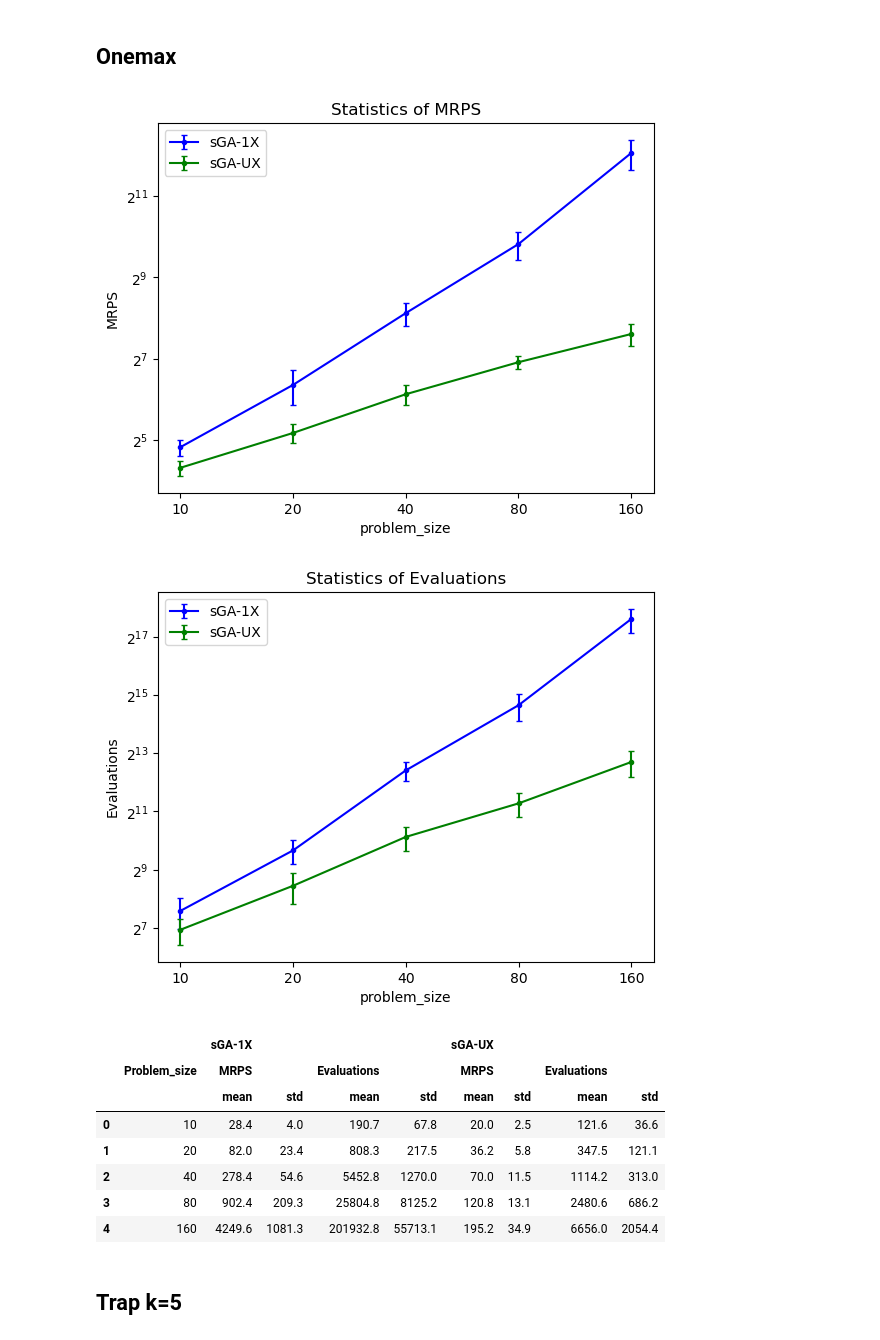
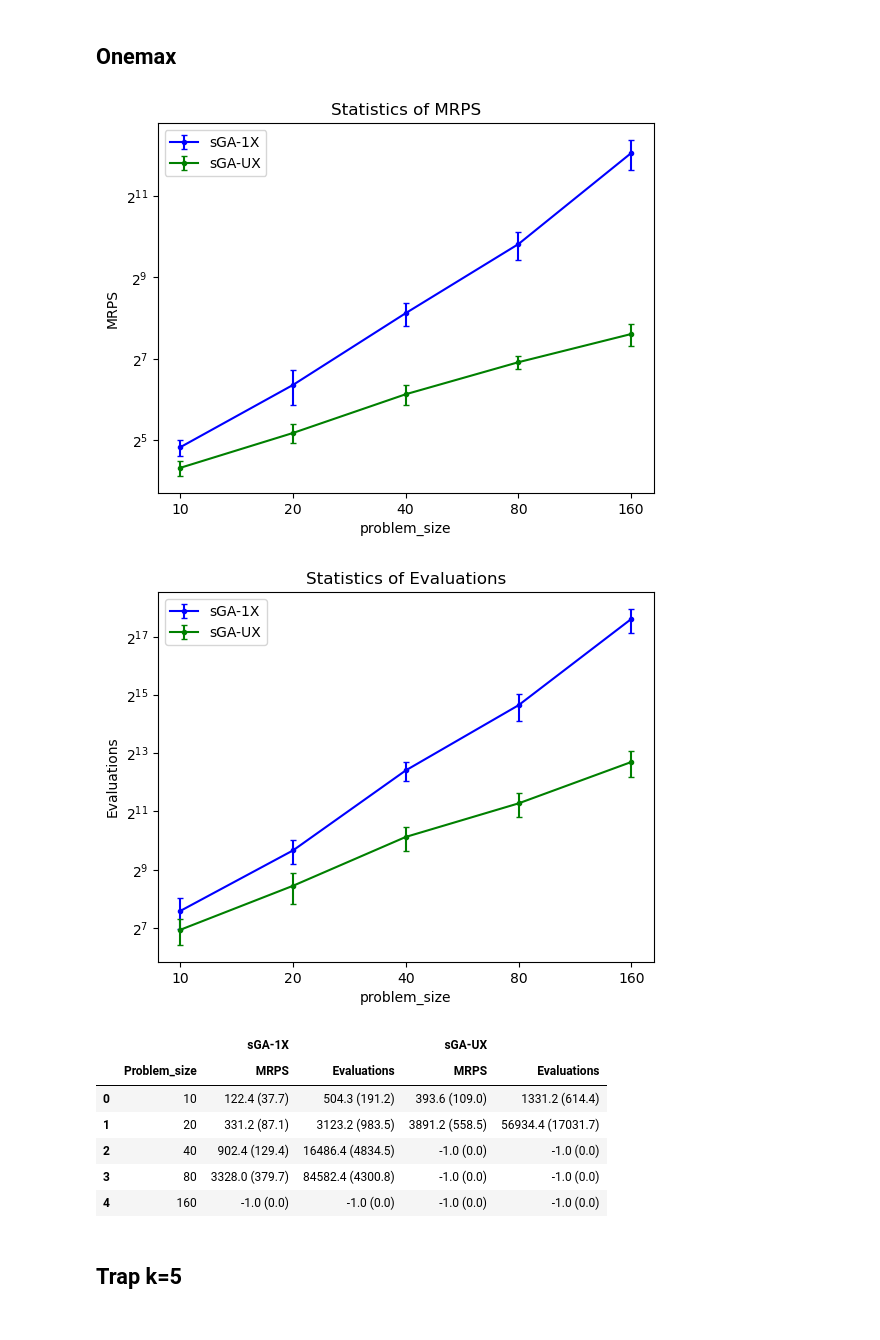
Before and after one commit to nhathuyle2002/CS410, a Jupyter notebook: Task2/20520056_CS410_Task2.ipynb, the cells around one changed output. Saved outputs shown, nothing was run; the diff lists cells and outputs as text; code cells hidden in the pictures.

```diff
--- a/Task2/20520056_CS410_Task2.ipynb
+++ b/Task2/20520056_CS410_Task2.ipynb
@@ -465,18 +467,20 @@ df
 # %%
 df = statisticize(onemax)
 visualize_statistics(df, onemax)
-df.round(1)
 # %% [output]
 [figure]
 [figure]
-|  |  | sGA-1X |  |  |  | sGA-UX |  |  |  |
-|  | Problem_size | MRPS |  | Evaluations |  | MRPS |  | Evaluations |  |
-|  |  | mean | std | mean | std | mean | std | mean | std |
-| 0 | 10 | 28.4 | 4.0 | 190.7 | 67.8 | 20.0 | 2.5 | 121.6 | 36.6 |
-| 1 | 20 | 82.0 | 23.4 | 808.3 | 217.5 | 36.2 | 5.8 | 347.5 | 121.1 |
-| 2 | 40 | 278.4 | 54.6 | 5452.8 | 1270.0 | 70.0 | 11.5 | 1114.2 | 313.0 |
-| 3 | 80 | 902.4 | 209.3 | 25804.8 | 8125.2 | 120.8 | 13.1 | 2480.6 | 686.2 |
-| 4 | 160 | 4249.6 | 1081.3 | 201932.8 | 55713.1 | 195.2 | 34.9 | 6656.0 | 2054.4 |
+# %%
+df = pd.read_csv(f'results/statistics_result_{fitness_function.__name__}.csv', header=[0, 1])
+df
+# %% [output]
+|  |  | sGA-1X |  | sGA-UX |  |
+|  | Problem_size | MRPS | Evaluations | MRPS | Evaluations |
+| 0 | 10 | 122.4 (37.7) | 504.3 (191.2) | 393.6 (109.0) | 1331.2 (614.4) |
+| 1 | 20 | 331.2 (87.1) | 3123.2 (983.5) | 3891.2 (558.5) | 56934.4 (17031.7) |
+| 2 | 40 | 902.4 (129.4) | 16486.4 (4834.5) | -1.0 (0.0) | -1.0 (0.0) |
+| 3 | 80 | 3328.0 (379.7) | 84582.4 (4300.8) | -1.0 (0.0) | -1.0 (0.0) |
+| 4 | 160 | -1.0 (0.0) | -1.0 (0.0) | -1.0 (0.0) | -1.0 (0.0) |
 # %% [markdown]
 ## Trap k=5
 # %%
```
Also changed, not shown: parts of 5 cells of this notebook.
